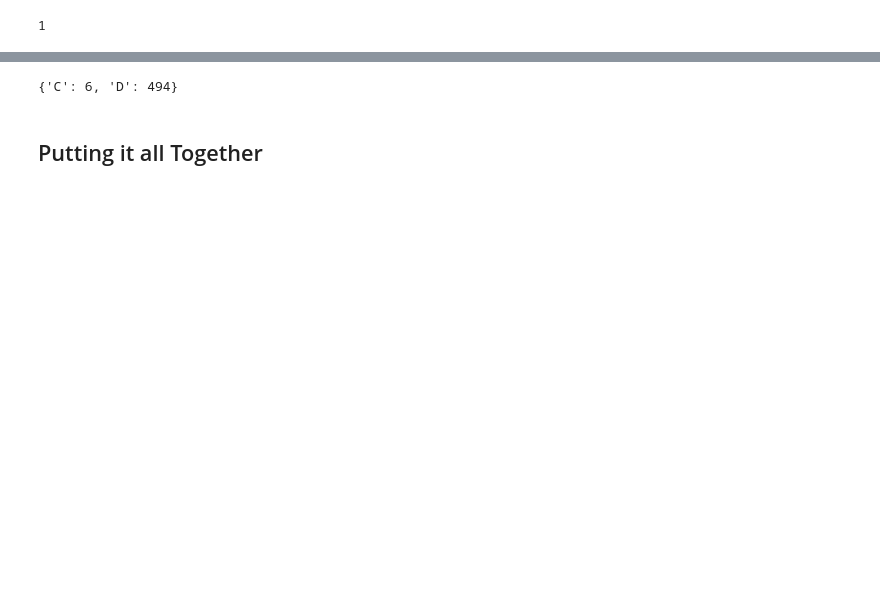
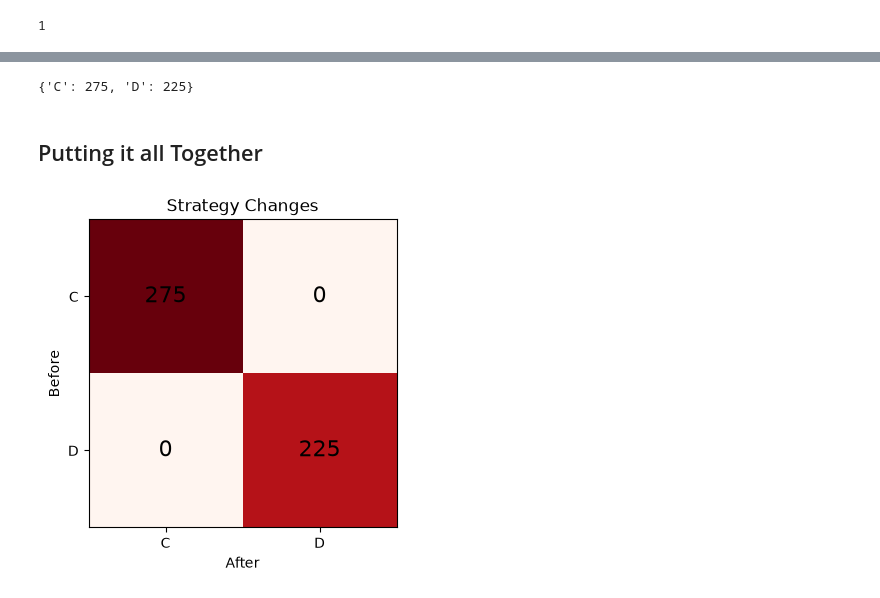
Before and after one commit to tayteadderley/nets7052_fa26_TMA, a Jupyter notebook: final_project/ChapterTestCode.ipynb, the cells around one changed output, grey strips where cells are left out. Saved outputs shown, nothing was run; the diff lists cells and outputs as text; code cells hidden in the pictures; blank space fills up the shorter version.

Commit message:
Complete one full step of PD simulation.

```diff
--- a/final_project/ChapterTestCode.ipynb
+++ b/final_project/ChapterTestCode.ipynb
@@ -187,7 +187,7 @@ neighbors
 ### Running One Step of a Simulation
 # %%
 # Using Nowak's and May's Prisoner's Dilemma Values
-b = 2
+b = 1
 
 T, R, P, S = b, 1, 0, 0
 # %%
@@ -239,7 +276,7 @@ for node, strategy in new_strategies.items():
 # %%
 totals
 # %% [output]
-{'C': 6, 'D': 494}
+{'C': 275, 'D': 225}
 # %% [markdown]
 ## Putting it all Together
 # %%
@@ -280,0 +331,35 @@ def pd_one_step(G, b):
+# %%
+result = pd_one_step(G, b = 1)
+# %%
+old_strategies = result[0]
+new_strategies = result[1]
+
+states = ["C", "D"]
+
+matrix = [[0, 0], [0, 0]]  # List 1, List 2
+
+
+for node in old_strategies:
+    row = states.index(old_strategies[node])
+    col = states.index(new_strategies[node])
+    matrix[row][col] += 1
+    # matrix[0][1] for example would go to the first list, second column to give us a cell and add 1 to that cell
+
+# Plot the grid as a heatmap
+fig, ax = plt.subplots(figsize=(4.5, 4))
+ax.imshow(matrix, cmap="Reds")
+    # Write each count in its cell
+for row in range(2):
+    for col in range(2):
+        ax.text(col, row, matrix[row][col], ha="center", va="center", fontsize=16)
+
+ax.set_xticks([0, 1])
+ax.set_xticklabels(states)
+ax.set_yticks([0, 1])
+ax.set_yticklabels(states)
+ax.set_xlabel("After")
+ax.set_ylabel("Before")
+ax.set_title("Strategy Changes")
+plt.show()
+# %% [output]
+[figure, added]
```
Also changed, not shown: parts of 21 cells of this notebook.
